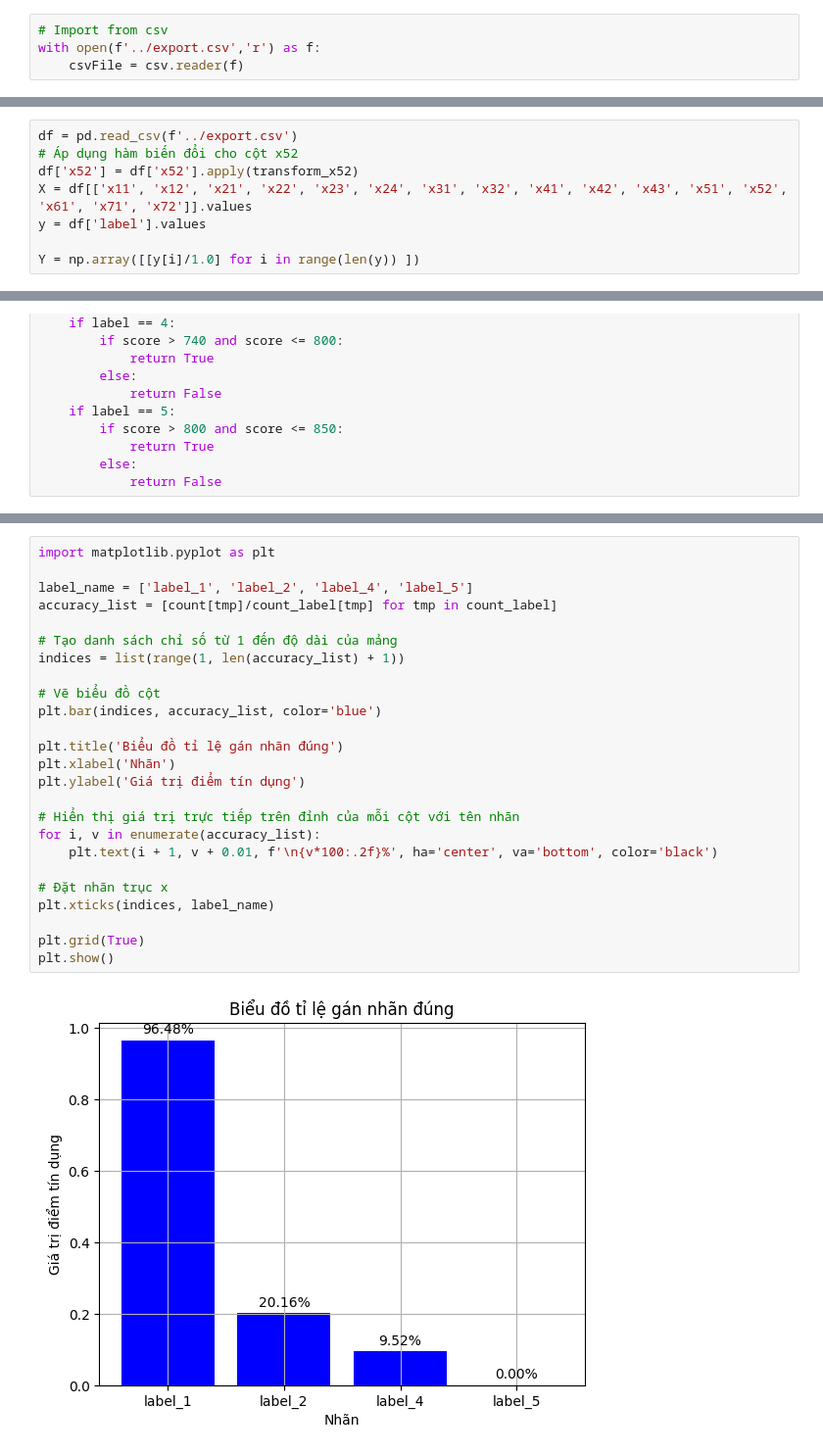
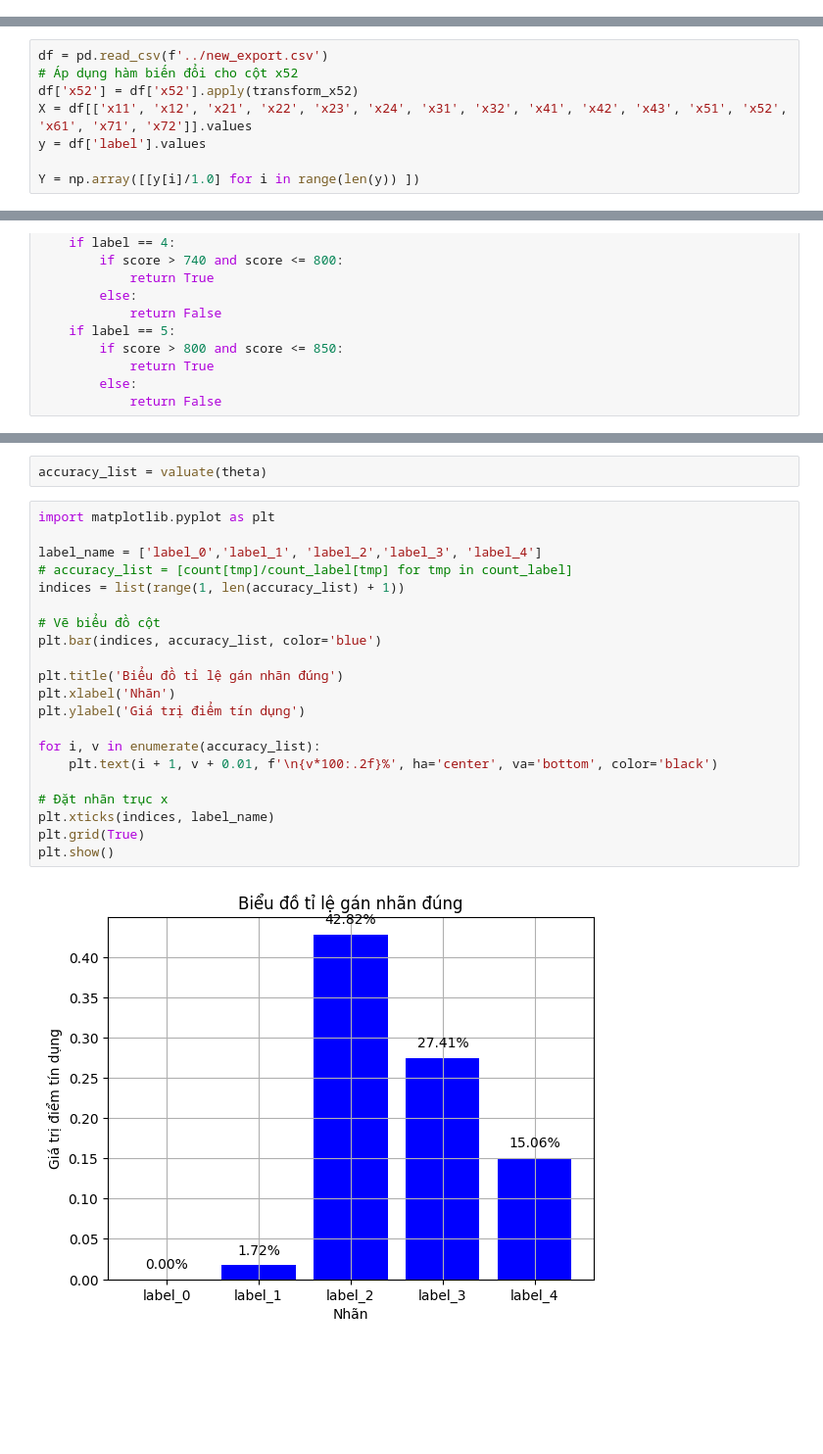
Before and after one commit to lovetonight/New_DataAnalysis, a Jupyter notebook: calculate-features/model/logistic_regression.ipynb, the cells around one changed output, grey strips where cells are left out. Shown at 98% size. Cells and saved outputs as stored; diff of their text form; blank space fills up the shorter version.

```diff
--- a/calculate-features/model/logistic_regression.ipynb
+++ b/calculate-features/model/logistic_regression.ipynb
@@ -8,12 +9,8 @@ from scipy.optimize import minimize
-# %%
-# Import from csv
-with open(f'../export.csv','r') as f:
-    csvFile = csv.reader(f)
 # %%
 def transform_x52(value):
     return -value
 # %%
-df = pd.read_csv(f'../export.csv')
+df = pd.read_csv(f'../new_export.csv')
 # Áp dụng hàm biến đổi cho cột x52
 df['x52'] = df['x52'].apply(transform_x52)
 X = df[['x11', 'x12', 'x21', 'x22', 'x23', 'x24', 'x31', 'x32', 'x41', 'x42', 'x43', 'x51', 'x52', 'x61', 'x71', 'x72']].values
@@ -264,27 +133,25 @@ for label in y:
+# %%
+accuracy_list = valuate(theta)
 # %%
 import matplotlib.pyplot as plt
 
-label_name = ['label_1', 'label_2', 'label_4', 'label_5']
-accuracy_list = [count[tmp]/count_label[tmp] for tmp in count_label]
-
-# Tạo danh sách chỉ số từ 1 đến độ dài của mảng
+label_name = ['label_0','label_1', 'label_2','label_3', 'label_4']
+# accuracy_list = [count[tmp]/count_label[tmp] for tmp in count_label]
 indices = list(range(1, len(accuracy_list) + 1))
 
 # Vẽ biểu đồ cột
 plt.bar(indices, accuracy_list, color='blue')
 
 plt.title('Biểu đồ tỉ lệ gán nhãn đúng')
 plt.xlabel('Nhãn')
 plt.ylabel('Giá trị điểm tín dụng')
 
-# Hiển thị giá trị trực tiếp trên đỉnh của mỗi cột với tên nhãn
 for i, v in enumerate(accuracy_list):
     plt.text(i + 1, v + 0.01, f'\n{v*100:.2f}%', ha='center', va='bottom', color='black')
 
 # Đặt nhãn trục x
 plt.xticks(indices, label_name)
-
 plt.grid(True)
 plt.show()
 # %% [output]
-[figure, old version]
+[figure, new version]
```
Also changed, not shown: parts of 21 cells of this notebook, 9 other files.
